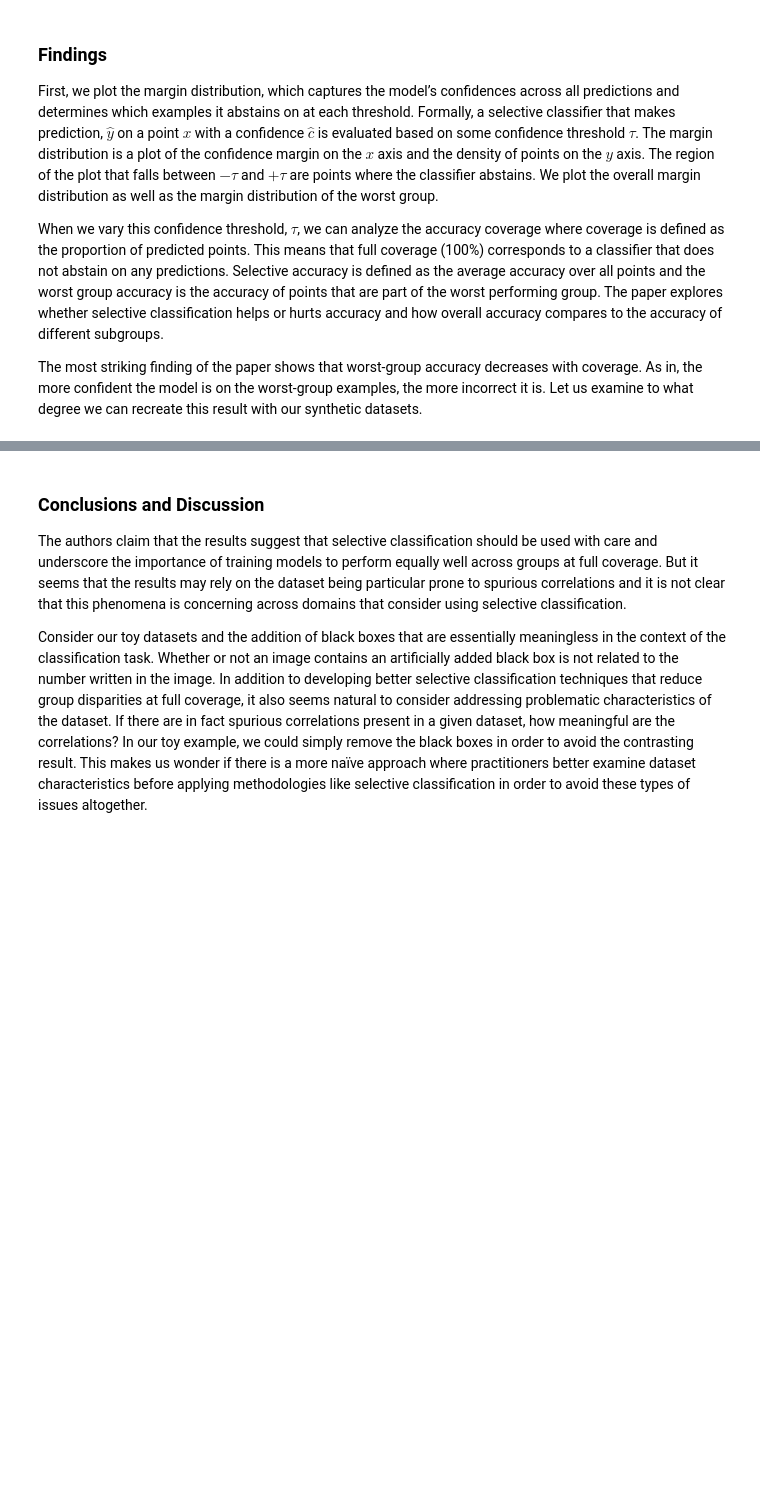
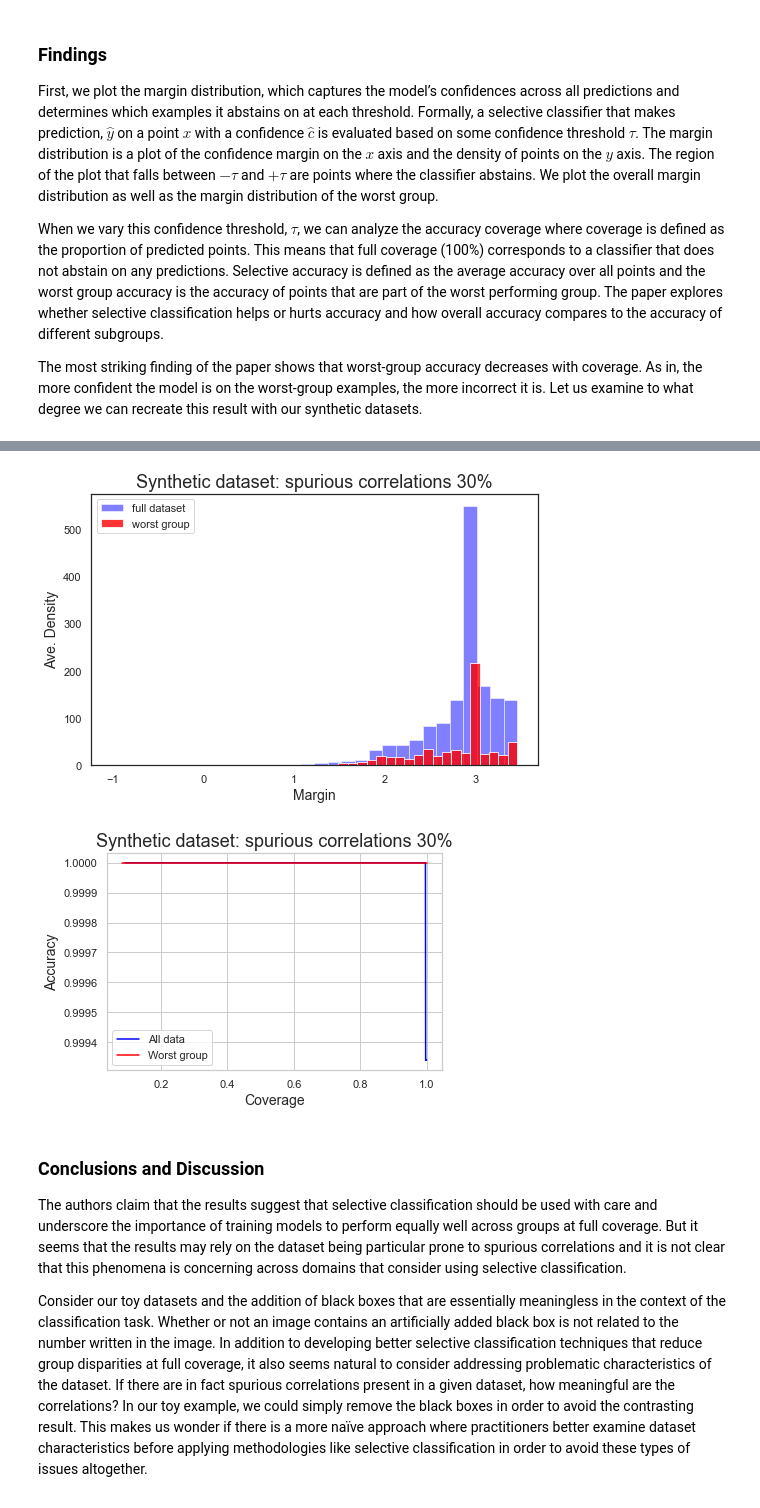
Before and after one commit to JWatsonDaniels/am207-2021, a Jupyter notebook: train_model_PT.ipynb, the cells around one changed output, grey strips where cells are left out. Saved outputs shown, nothing was run; the diff lists cells and outputs as text; code cells hidden in the pictures; blank space fills up the shorter version.

```diff
--- a/train_model_PT.ipynb
+++ b/train_model_PT.ipynb
@@ -414,12 +403,15 @@ history_5, predict_5 = train_resnet_model(x_train = x_train_x5,
 # %%
-# train Resnet model with 30% spurious correlation
-history_3, predict_3 = train_resnet_model(x_train = x_train_x3,
-                                          y_train = y_train,
-                                          x_val = x_val_x3,
-                                          y_val = y_val,
-                                          x_test = x_test_x3)
+if (train_all_models == True):
+    # train Resnet model with 30% spurious correlation
+    history_3, predict_3 = train_resnet_model(x_train = x_train_x3,
+                                              y_train = y_train,
+                                              x_val = x_val_x3,
+                                              y_val = y_val,
+                                              x_test = x_test_x3)
 
-# np.savetxt('data/prediction/RESNET_predict_3.csv', predict_3, delimiter = ',')
+    np.savetxt('data/RESNET_predict_3.csv', predict_3, delimiter = ',')
+else:
+    predict_3 = np.genfromtxt('data/RESNET_predict_3.csv', delimiter = ',')
 # %% [markdown]
 ### In comparison to ResNet, Train a simple 2 layer NN via Keras
 # %%
@@ -590 +776,26 @@ plot_coverage(full_coverage = full_coverage_9,
+# %%
+# Now findings on the 50% spurious correlations dataset
+resnet_3_logits = predict_3
+altered_labels_3 = X_test_3_altindices
+confidence_resnet_3 = confidence(resnet_3_logits, y_test)
+worst_group = (y_test == 0) & (altered_labels_3 == 0)
+# the "worst" group is 2s (y label 0) without spurious feature (altered label 0)
+
+plot_margin(confidence = confidence_resnet_3,
+            worst_group_idx = worst_group,
+            spur_proportion = 30)
+
+full_coverage_3 = [coverage(np.array(confidence_resnet_3), t) for t in tau]
+full_accuracy_3 = [accuracy(np.array(confidence_resnet_3), t) for t in tau]
+worst_coverage_3 = [coverage(np.array(confidence_resnet_3)[worst_group], t) for t in tau]
+worst_accuracy_3 = [accuracy(np.array(confidence_resnet_3)[worst_group], t) for t in tau]
+
+plot_coverage(full_coverage = full_coverage_3,
+              full_accuracy = full_accuracy_3,
+              worst_coverage = worst_coverage_3,
+              worst_accuracy = worst_accuracy_3,
+              spur_proportion = 30)
+# %% [output]
+[figure, added]
+[figure, added]
 # %%
```
Also changed, not shown: parts of 30 cells of this notebook, 8 other files.
